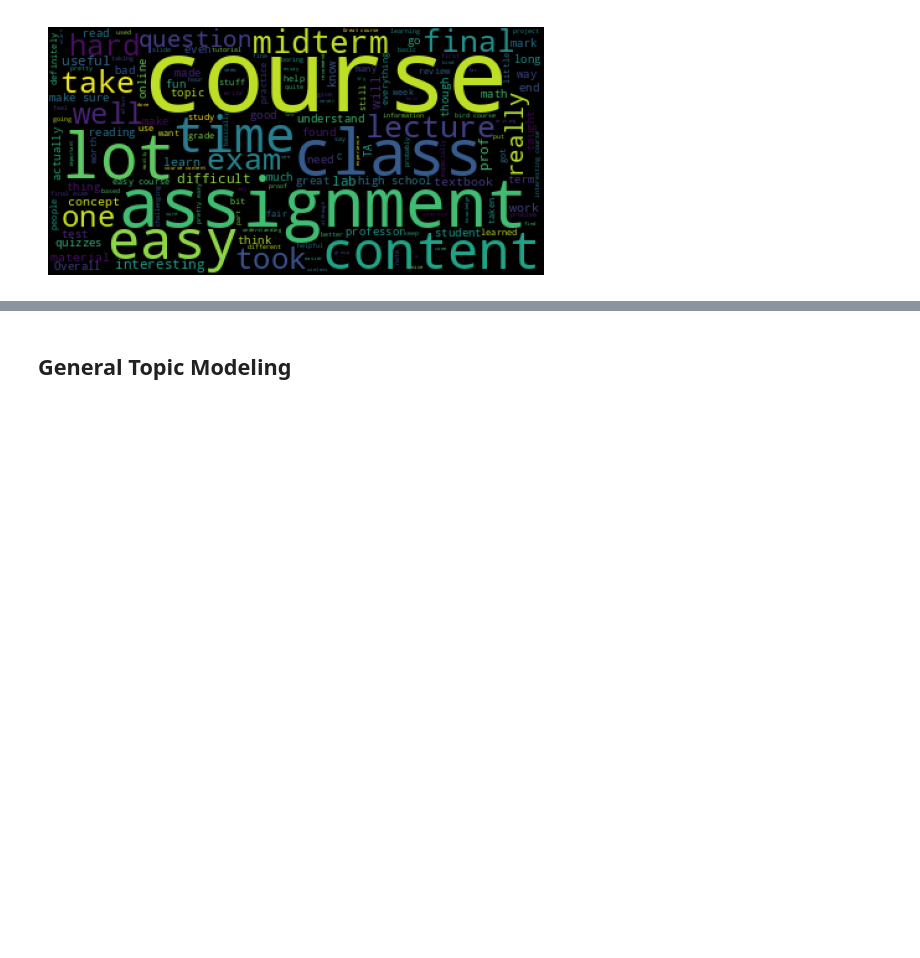
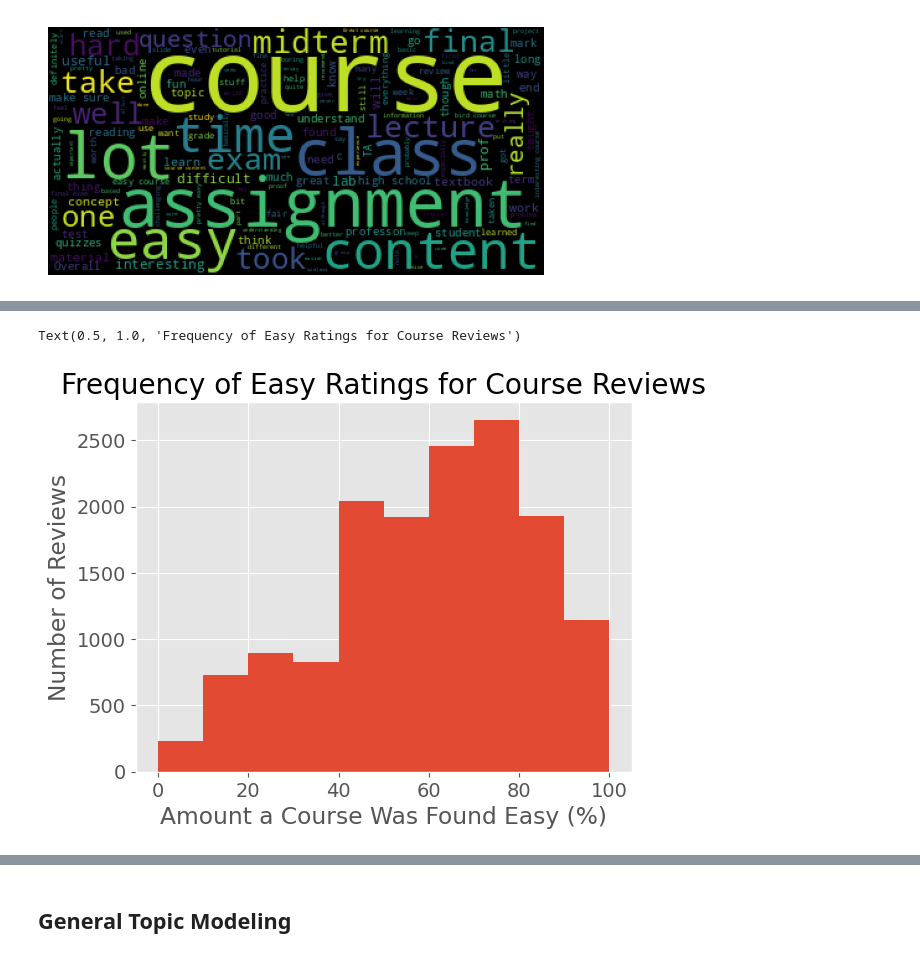
Before and after one commit to RainaVardhan/DS4002-Project-1, a Jupyter notebook: SCRIPTS/DS 4002 Project 1.ipynb, the cells around one changed output, grey strips where cells are left out. Drawn from its saved outputs; the diff is of its cells as text; code cells hidden in the pictures; blank space fills up the shorter version.

```diff
--- a/SCRIPTS/DS 4002 Project 1.ipynb
+++ b/SCRIPTS/DS 4002 Project 1.ipynb
@@ -60,0 +74,11 @@ plt.show()
+# %%
+# Clean "easy" column and create plot
+waterloo['easy'] = waterloo['easy'].dropna()
+waterloo['easy'] = waterloo['easy'].str.rstrip('%').astype('float')
+waterloo['easy'].hist()
+plt.xlabel('Amount a Course Was Found Easy (%)')
+plt.ylabel('Number of Reviews')
+plt.title('Frequency of Easy Ratings for Course Reviews')
+# %% [output]
+Text(0.5, 1.0, 'Frequency of Easy Ratings for Course Reviews')
+[figure, added]
```
Also changed, not shown: parts of 4 cells of this notebook.
